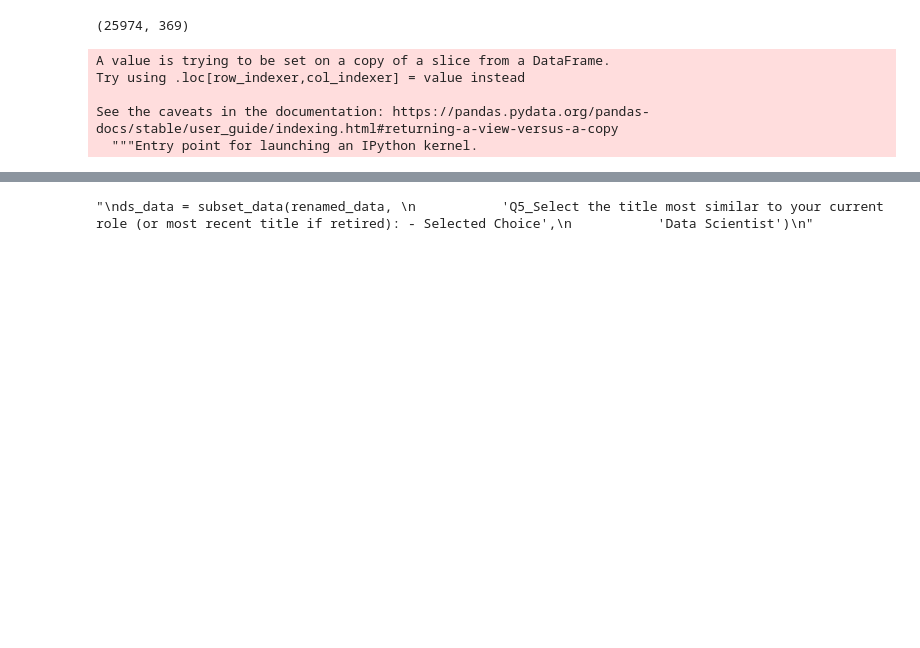
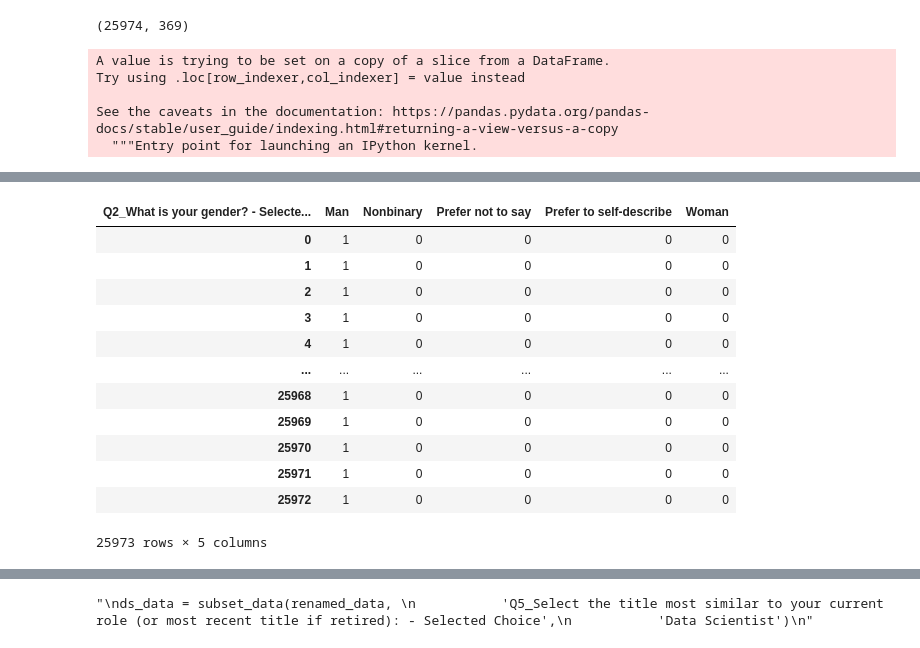
Before and after one commit to thecrossed/kaggle_survey_2021, a Jupyter notebook: what-do-data-scientists-usually-do.ipynb, the cells around one changed output, grey strips where cells are left out. Cells and saved outputs as stored; diff of their text form; code cells hidden in the pictures; blank space fills up the shorter version.

```diff
--- a/what-do-data-scientists-usually-do.ipynb
+++ b/what-do-data-scientists-usually-do.ipynb
@@ -106,3 +126,19 @@ def pivot_col(df, col , aggr = 'participant_id'):
+# %%
+replace_nan(a)
+# %% [output]
+| Q2_What is your gender? - Selecte... | Man | Nonbinary | Prefer not to say | Prefer to self-describe | Woman |
+| 0 | 1 | 0 | 0 | 0 | 0 |
+| 1 | 1 | 0 | 0 | 0 | 0 |
+| 2 | 1 | 0 | 0 | 0 | 0 |
+| 3 | 1 | 0 | 0 | 0 | 0 |
+| 4 | 1 | 0 | 0 | 0 | 0 |
+| ... | ... | ... | ... | ... | ... |
+| 25968 | 1 | 0 | 0 | 0 | 0 |
+| 25969 | 1 | 0 | 0 | 0 | 0 |
+| 25970 | 1 | 0 | 0 | 0 | 0 |
+| 25971 | 1 | 0 | 0 | 0 | 0 |
+| 25972 | 1 | 0 | 0 | 0 | 0 |
+25973 rows × 5 columns
 # %%
 def pivot_df(df, var_cols, aggr = 'participant_id'):
     """
```
Also changed, not shown: parts of 5 cells of this notebook.
